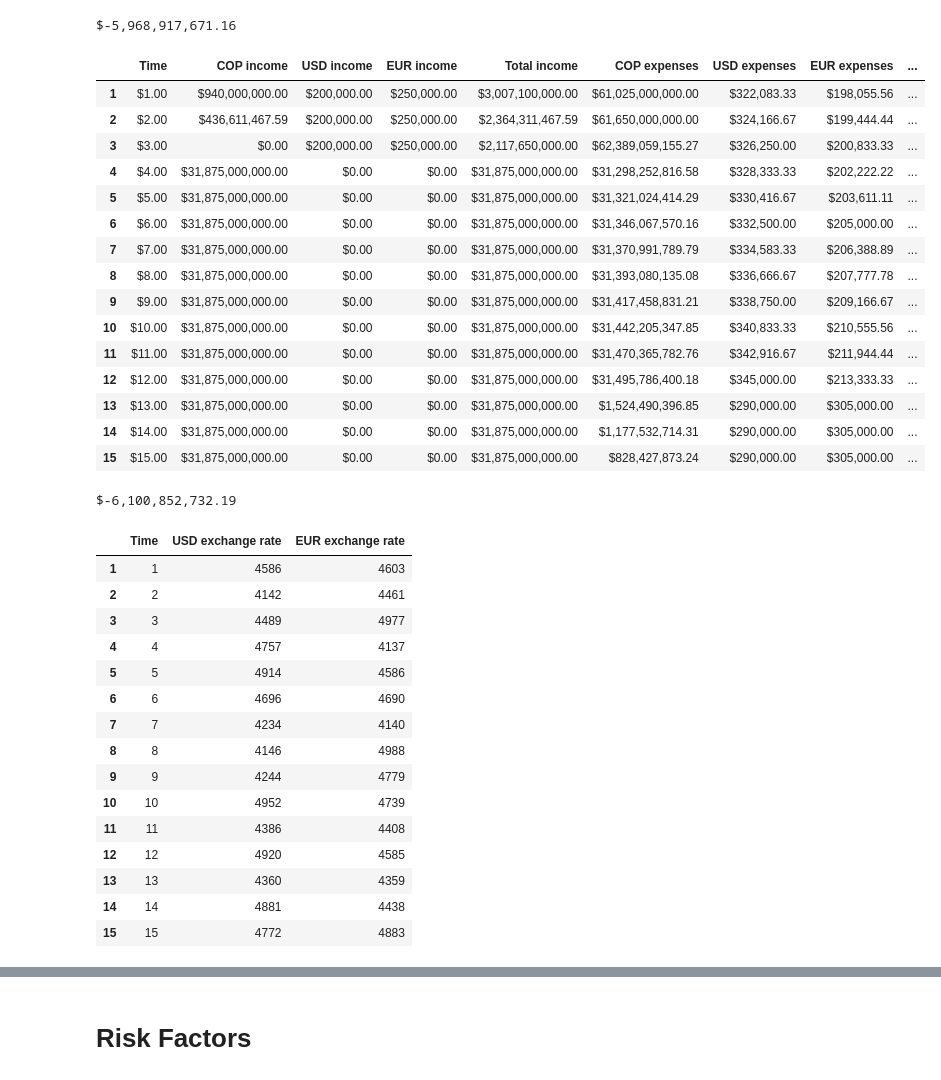
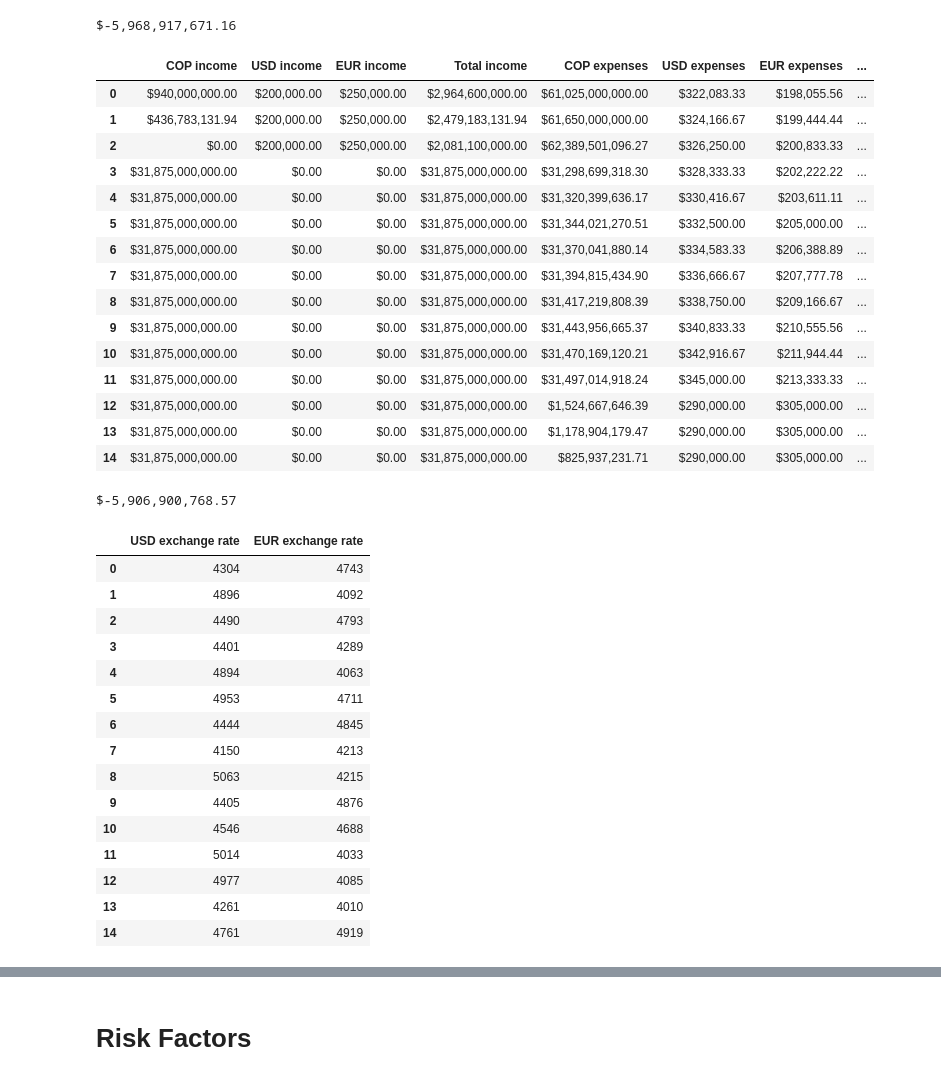
Before and after one commit to smoralesduarte/cashflow_model, a Jupyter notebook: CrowdLoan.ipynb, the cells around one changed output, grey strips where cells are left out. Saved outputs shown, nothing was run; the diff lists cells and outputs as text; code cells hidden in the pictures.

```diff
--- a/CrowdLoan.ipynb
+++ b/CrowdLoan.ipynb
@@ -141,69 +141,67 @@ $-5,968,917,671.16
 # %%
 # Simulate USD_exchange_rate and EUR_exchange_rate for 15 months
 # Create the dataframe
-exchange_rate_df = pd.DataFrame(columns=["Time", "USD exchange rate", "EUR exchange rate"])
+exchange_rate_df = pd.DataFrame(columns=["USD exchange rate", "EUR exchange rate"])
 
 # Simulate 15 months with random fluctuations of COP 500
 for i in range(15):
     USD_exchange_rate = 4600
     EUR_exchange_rate = 4500
     USD_exchange_rate += random.randint(-500, 500)
     EUR_exchange_rate += random.randint(-500, 500)
-    exchange_rate_df.loc[i] = [i + 1, USD_exchange_rate, EUR_exchange_rate]
-exchange_rate_df.index += 1
+    exchange_rate_df.loc[i] = [USD_exchange_rate, EUR_exchange_rate]
 
 CrowdLoan = Model(initial_fixed_expenses, initial_credits, initial_loans, initial_balance, bank_account_duration=1)
 # Create the dataframe
-df = pd.DataFrame(columns=["Time", "COP income", "USD income", "EUR income", "Total income", "COP expenses", "USD expenses", "EUR expenses", "Total expenses", "COP flow", "USD flow", "EUR flow", "Total flow", "Bank balance"])
+df = pd.DataFrame(columns=["COP income", "USD income", "EUR income", "Total income", "COP expenses", "USD expenses", "EUR expenses", "Total expenses", "COP flow", "USD flow", "EUR flow", "Total flow", "Bank balance"])
 
 # Simulate 15 months using the exchange rates from the exchange rate dataframe
 for i in range(15):
-    CrowdLoan.simulate_month(exchange_rate_df["USD exchange rate"][i + 1], exchange_rate_df["EUR exchange rate"][i + 1])
+    CrowdLoan.simulate_month(exchange_rate_df["USD exchange rate"][i], exchange_rate_df["EUR exchange rate"][i])
     # Add results to the dataframe columns
-    df.loc[i] = [i + 1, CrowdLoan.COP_income, CrowdLoan.USD_income, CrowdLoan.EUR_income, CrowdLoan.income, CrowdLoan.COP_expenses, CrowdLoan.USD_expenses, CrowdLoan.EUR_expenses, CrowdLoan.expenses, CrowdLoan.get_COP_flow(), CrowdLoan.get_USD_flow(), CrowdLoan.get_EUR_flow(), CrowdLoan.get_total_flow(), CrowdLoan.bank_account.balance]
-df.index += 1
+    df.loc[i] = [CrowdLoan.COP_income, CrowdLoan.USD_income, CrowdLoan.EUR_income, CrowdLoan.income, CrowdLoan.COP_expenses, CrowdLoan.USD_expenses, CrowdLoan.EUR_expenses, CrowdLoan.expenses, CrowdLoan.get_COP_flow(), CrowdLoan.get_USD_flow(), CrowdLoan.get_EUR_flow(), CrowdLoan.get_total_flow(), CrowdLoan.bank_account.balance]
 
 pd.options.display.float_format = '${:,.2f}'.format
 df
 # %% [output]
-|  | Time | COP income | USD income | EUR income | Total income | COP expenses | USD expenses | EUR expenses | ... |
-| 1 | $1.00 | $940,000,000.00 | $200,000.00 | $250,000.00 | $3,007,100,000.00 | $61,025,000,000.00 | $322,083.33 | $198,055.56 | ... |
-| 2 | $2.00 | $436,611,467.59 | $200,000.00 | $250,000.00 | $2,364,311,467.59 | $61,650,000,000.00 | $324,166.67 | $199,444.44 | ... |
-| 3 | $3.00 | $0.00 | $200,000.00 | $250,000.00 | $2,117,650,000.00 | $62,389,059,155.27 | $326,250.00 | $200,833.33 | ... |
-| 4 | $4.00 | $31,875,000,000.00 | $0.00 | $0.00 | $31,875,000,000.00 | $31,298,252,816.58 | $328,333.33 | $202,222.22 | ... |
-| 5 | $5.00 | $31,875,000,000.00 | $0.00 | $0.00 | $31,875,000,000.00 | $31,321,024,414.29 | $330,416.67 | $203,611.11 | ... |
-| 6 | $6.00 | $31,875,000,000.00 | $0.00 | $0.00 | $31,875,000,000.00 | $31,346,067,570.16 | $332,500.00 | $205,000.00 | ... |
-| 7 | $7.00 | $31,875,000,000.00 | $0.00 | $0.00 | $31,875,000,000.00 | $31,370,991,789.79 | $334,583.33 | $206,388.89 | ... |
-| 8 | $8.00 | $31,875,000,000.00 | $0.00 | $0.00 | $31,875,000,000.00 | $31,393,080,135.08 | $336,666.67 | $207,777.78 | ... |
-| 9 | $9.00 | $31,875,000,000.00 | $0.00 | $0.00 | $31,875,000,000.00 | $31,417,458,831.21 | $338,750.00 | $209,166.67 | ... |
-| 10 | $10.00 | $31,875,000,000.00 | $0.00 | $0.00 | $31,875,000,000.00 | $31,442,205,347.85 | $340,833.33 | $210,555.56 | ... |
-| 11 | $11.00 | $31,875,000,000.00 | $0.00 | $0.00 | $31,875,000,000.00 | $31,470,365,782.76 | $342,916.67 | $211,944.44 | ... |
-| 12 | $12.00 | $31,875,000,000.00 | $0.00 | $0.00 | $31,875,000,000.00 | $31,495,786,400.18 | $345,000.00 | $213,333.33 | ... |
-| 13 | $13.00 | $31,875,000,000.00 | $0.00 | $0.00 | $31,875,000,000.00 | $1,524,490,396.85 | $290,000.00 | $305,000.00 | ... |
-| 14 | $14.00 | $31,875,000,000.00 | $0.00 | $0.00 | $31,875,000,000.00 | $1,177,532,714.31 | $290,000.00 | $305,000.00 | ... |
-| 15 | $15.00 | $31,875,000,000.00 | $0.00 | $0.00 | $31,875,000,000.00 | $828,427,873.24 | $290,000.00 | $305,000.00 | ... |
+|  | COP income | USD income | EUR income | Total income | COP expenses | USD expenses | EUR expenses | ... |
+| 0 | $940,000,000.00 | $200,000.00 | $250,000.00 | $2,964,600,000.00 | $61,025,000,000.00 | $322,083.33 | $198,055.56 | ... |
+| 1 | $436,783,131.94 | $200,000.00 | $250,000.00 | $2,479,183,131.94 | $61,650,000,000.00 | $324,166.67 | $199,444.44 | ... |
+| 2 | $0.00 | $200,000.00 | $250,000.00 | $2,081,100,000.00 | $62,389,501,096.27 | $326,250.00 | $200,833.33 | ... |
+| 3 | $31,875,000,000.00 | $0.00 | $0.00 | $31,875,000,000.00 | $31,298,699,318.30 | $328,333.33 | $202,222.22 | ... |
+| 4 | $31,875,000,000.00 | $0.00 | $0.00 | $31,875,000,000.00 | $31,320,399,636.17 | $330,416.67 | $203,611.11 | ... |
+| 5 | $31,875,000,000.00 | $0.00 | $0.00 | $31,875,000,000.00 | $31,344,021,270.51 | $332,500.00 | $205,000.00 | ... |
+| 6 | $31,875,000,000.00 | $0.00 | $0.00 | $31,875,000,000.00 | $31,370,041,880.14 | $334,583.33 | $206,388.89 | ... |
+| 7 | $31,875,000,000.00 | $0.00 | $0.00 | $31,875,000,000.00 | $31,394,815,434.90 | $336,666.67 | $207,777.78 | ... |
+| 8 | $31,875,000,000.00 | $0.00 | $0.00 | $31,875,000,000.00 | $31,417,219,808.39 | $338,750.00 | $209,166.67 | ... |
+| 9 | $31,875,000,000.00 | $0.00 | $0.00 | $31,875,000,000.00 | $31,443,956,665.37 | $340,833.33 | $210,555.56 | ... |
+| 10 | $31,875,000,000.00 | $0.00 | $0.00 | $31,875,000,000.00 | $31,470,169,120.21 | $342,916.67 | $211,944.44 | ... |
+| 11 | $31,875,000,000.00 | $0.00 | $0.00 | $31,875,000,000.00 | $31,497,014,918.24 | $345,000.00 | $213,333.33 | ... |
+| 12 | $31,875,000,000.00 | $0.00 | $0.00 | $31,875,000,000.00 | $1,524,667,646.39 | $290,000.00 | $305,000.00 | ... |
+| 13 | $31,875,000,000.00 | $0.00 | $0.00 | $31,875,000,000.00 | $1,178,904,179.47 | $290,000.00 | $305,000.00 | ... |
+| 14 | $31,875,000,000.00 | $0.00 | $0.00 | $31,875,000,000.00 | $825,937,231.71 | $290,000.00 | $305,000.00 | ... |
 # %%
 print("${:,.2f}".format(df["Total flow"].sum() + initial_balance))
 # %% [output]
-$-6,100,852,732.19
+$-5,906,900,768.57
 # %%
 exchange_rate_df
 # %% [output]
-|  | Time | USD exchange rate | EUR exchange rate |
-| 1 | 1 | 4586 | 4603 |
-| 2 | 2 | 4142 | 4461 |
-| 3 | 3 | 4489 | 4977 |
-| 4 | 4 | 4757 | 4137 |
-| 5 | 5 | 4914 | 4586 |
-| 6 | 6 | 4696 | 4690 |
-| 7 | 7 | 4234 | 4140 |
-| 8 | 8 | 4146 | 4988 |
-| 9 | 9 | 4244 | 4779 |
-| 10 | 10 | 4952 | 4739 |
-| 11 | 11 | 4386 | 4408 |
-| 12 | 12 | 4920 | 4585 |
-| 13 | 13 | 4360 | 4359 |
-| 14 | 14 | 4881 | 4438 |
-| 15 | 15 | 4772 | 4883 |
+|  | USD exchange rate | EUR exchange rate |
+| 0 | 4304 | 4743 |
+| 1 | 4896 | 4092 |
+| 2 | 4490 | 4793 |
+| 3 | 4401 | 4289 |
+| 4 | 4894 | 4063 |
+| 5 | 4953 | 4711 |
+| 6 | 4444 | 4845 |
+| 7 | 4150 | 4213 |
+| 8 | 5063 | 4215 |
+| 9 | 4405 | 4876 |
+| 10 | 4546 | 4688 |
+| 11 | 5014 | 4033 |
+| 12 | 4977 | 4085 |
+| 13 | 4261 | 4010 |
+| 14 | 4761 | 4919 |
 # %%
 # Function which given initital fixed expenses, initial credits, initial loans and exchange rate dataframe, returns the sum of the net flow of evey month of the model
```
Also changed, not shown: parts of 19 cells of this notebook, 7 other files.
